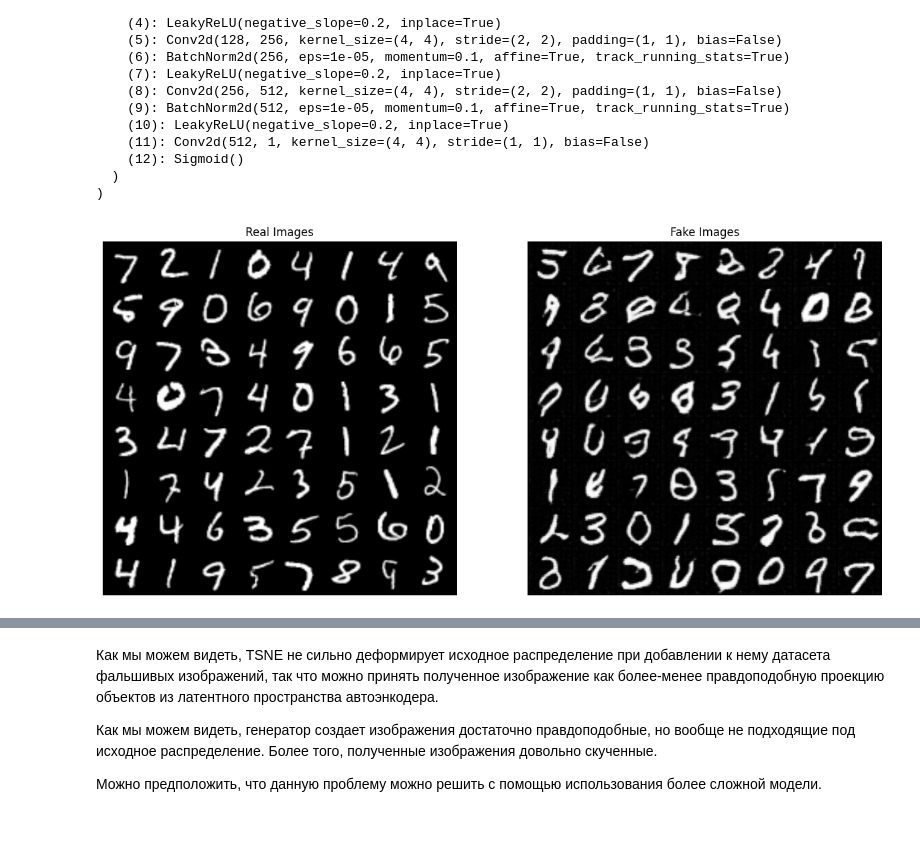
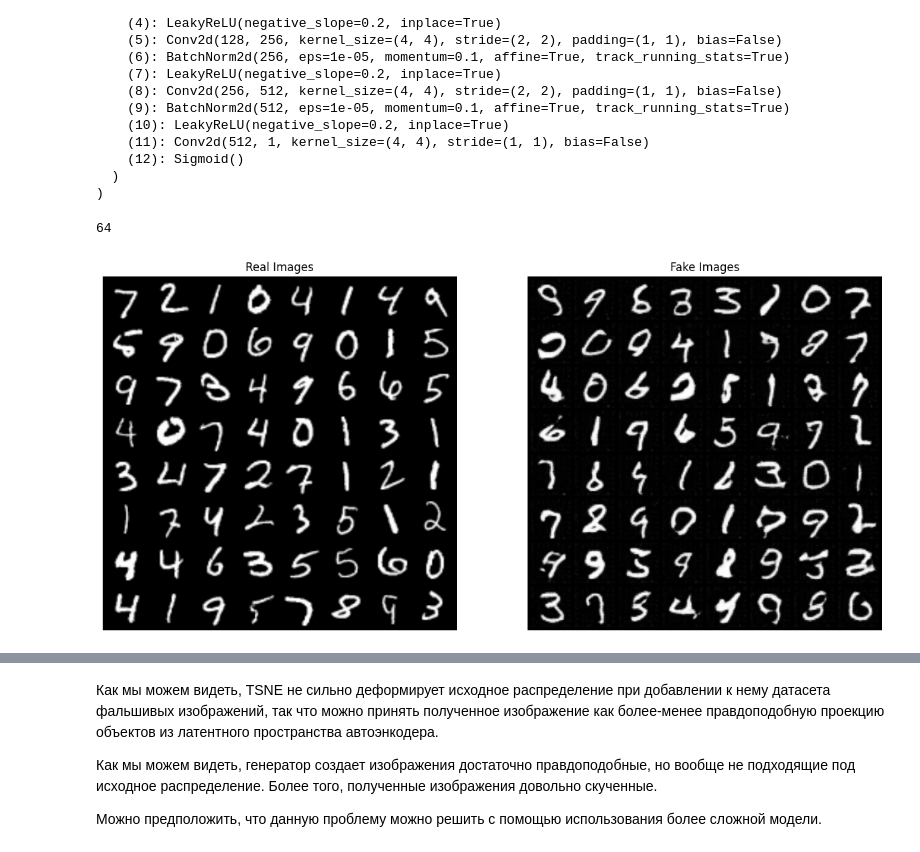
Before and after one commit to Rin4797/uniform_coverage_of_gans, a Jupyter notebook: notebooks/mnist_models.ipynb, the cells around one changed output, grey strips where cells are left out. Saved outputs shown, nothing was run; the diff lists cells and outputs as text; code cells hidden in the pictures.

```diff
--- a/notebooks/mnist_models.ipynb
+++ b/notebooks/mnist_models.ipynb
@@ -138,22 +140,26 @@ img_list = []
 with torch.no_grad():
     fake = netG(viz_noise).detach().cpu()
 img_list = vutils.make_grid(fake, padding=2, normalize=True)
+# %%
+print(len(fake))
+# %% [output]
+64
 # %%
 real_batch = next(iter(test_loader))
 
 plt.figure(figsize=(15,15))
 plt.subplot(1,2,1)
 plt.axis("off")
 plt.title("Real Images")
 plt.imshow(np.transpose(vutils.make_grid(real_batch[0].to(device)[:64], padding=5, normalize=True).cpu(),(1,2,0)))
 
 plt.subplot(1,2,2)
 plt.axis("off")
 plt.title("Fake Images")
-plt.imshow(np.transpose(img_list,(1,2,0)))
+plt.imshow(np.transpose(vutils.make_grid(fake.to(device)[:64], padding=5, normalize=True).cpu(),(1,2,0)))
 plt.show()
 # %% [output]
-[figure, old version]
+[figure, new version]
 # %%
 ae.eval()
 latent_fake_mnist = [
```
Also changed, not shown: parts of 30 cells of this notebook.
